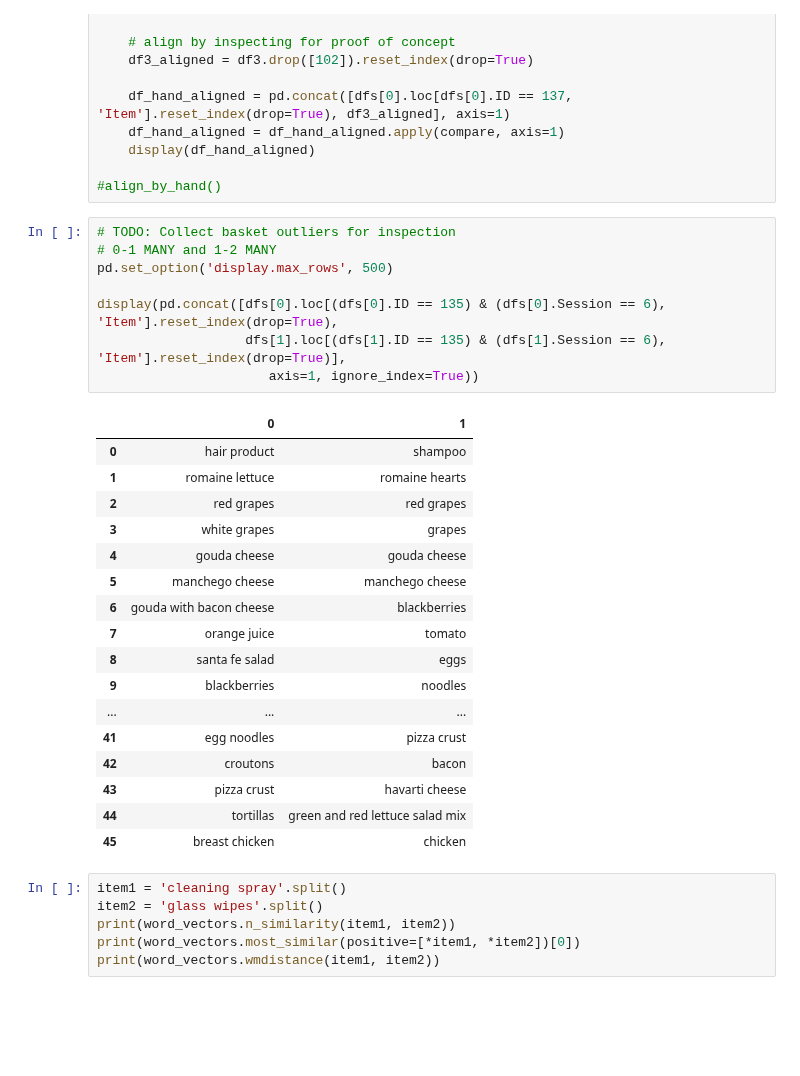
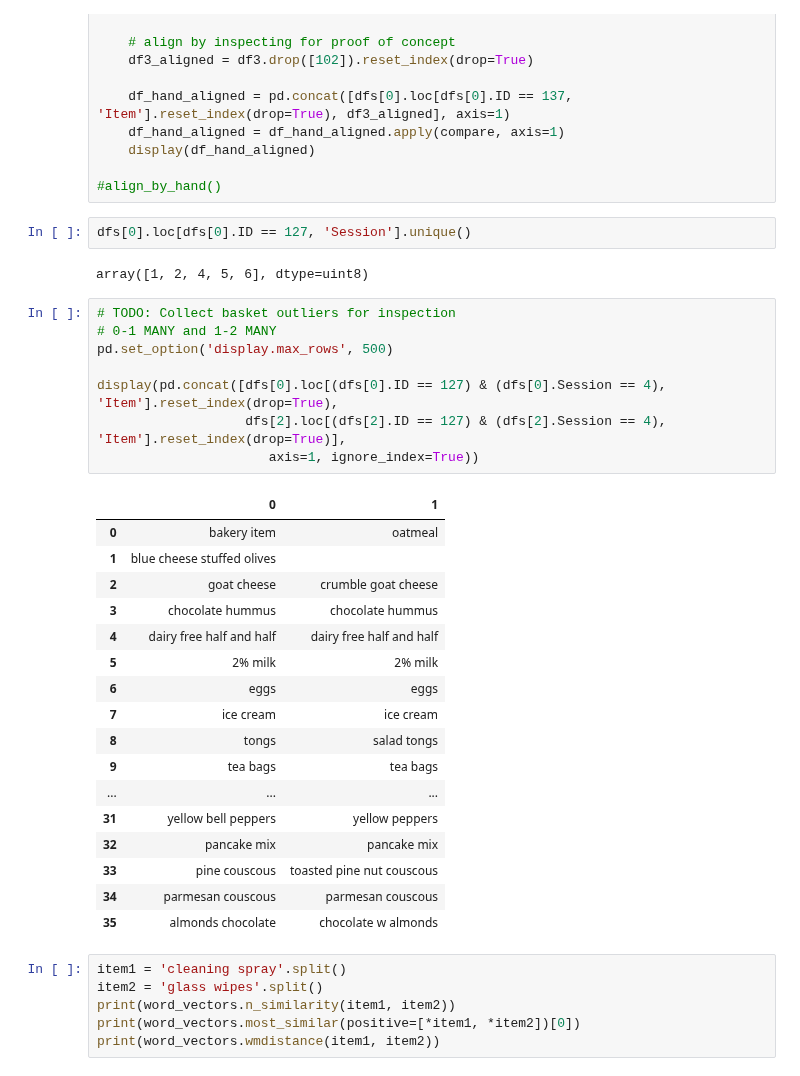
Before and after one commit to jjailer/grocery-receipt-data-cleaning, a Jupyter notebook: Scripts/merge.ipynb, the cells around one changed output. Cells and saved outputs as stored; diff of their text form; blank space fills up the shorter version.

```diff
--- a/Scripts/merge.ipynb
+++ b/Scripts/merge.ipynb
@@ -189,32 +257,36 @@ def align_by_hand():
     display(df_hand_aligned)
 
 #align_by_hand()
+# %%
+dfs[0].loc[dfs[0].ID == 127, 'Session'].unique()
+# %% [output]
+array([1, 2, 4, 5, 6], dtype=uint8)
 # %%
 # TODO: Collect basket outliers for inspection
 # 0-1 MANY and 1-2 MANY
 pd.set_option('display.max_rows', 500)
 
-display(pd.concat([dfs[0].loc[(dfs[0].ID == 135) & (dfs[0].Session == 6), 'Item'].reset_index(drop=True),
-                   dfs[1].loc[(dfs[1].ID == 135) & (dfs[1].Session == 6), 'Item'].reset_index(drop=True)],
+display(pd.concat([dfs[0].loc[(dfs[0].ID == 127) & (dfs[0].Session == 4), 'Item'].reset_index(drop=True),
+                   dfs[2].loc[(dfs[2].ID == 127) & (dfs[2].Session == 4), 'Item'].reset_index(drop=True)],
                       axis=1, ignore_index=True))
 # %% [output]
 |  | 0 | 1 |
-| 0 | hair product | shampoo |
-| 1 | romaine lettuce | romaine hearts |
-| 2 | red grapes | red grapes |
-| 3 | white grapes | grapes |
-| 4 | gouda cheese | gouda cheese |
-| 5 | manchego cheese | manchego cheese |
-| 6 | gouda with bacon cheese | blackberries |
-| 7 | orange juice | tomato |
-| 8 | santa fe salad | eggs |
-| 9 | blackberries | noodles |
+| 0 | bakery item | oatmeal |
+| 1 | blue cheese stuffed olives |  |
+| 2 | goat cheese | crumble goat cheese |
+| 3 | chocolate hummus | chocolate hummus |
+| 4 | dairy free half and half | dairy free half and half |
+| 5 | 2% milk | 2% milk |
+| 6 | eggs | eggs |
+| 7 | ice cream | ice cream |
+| 8 | tongs | salad tongs |
+| 9 | tea bags | tea bags |
 | ... | ... | ... |
-| 41 | egg noodles | pizza crust |
-| 42 | croutons | bacon |
-| 43 | pizza crust | havarti cheese |
-| 44 | tortillas | green and red lettuce salad mix |
-| 45 | breast chicken | chicken |
+| 31 | yellow bell peppers | yellow peppers |
+| 32 | pancake mix | pancake mix |
+| 33 | pine couscous | toasted pine nut couscous |
+| 34 | parmesan couscous | parmesan couscous |
+| 35 | almonds chocolate | chocolate w almonds |
 # %%
 item1 = 'cleaning spray'.split()
 item2 = 'glass wipes'.split()
```
Also changed, not shown: parts of 3 cells of this notebook.
